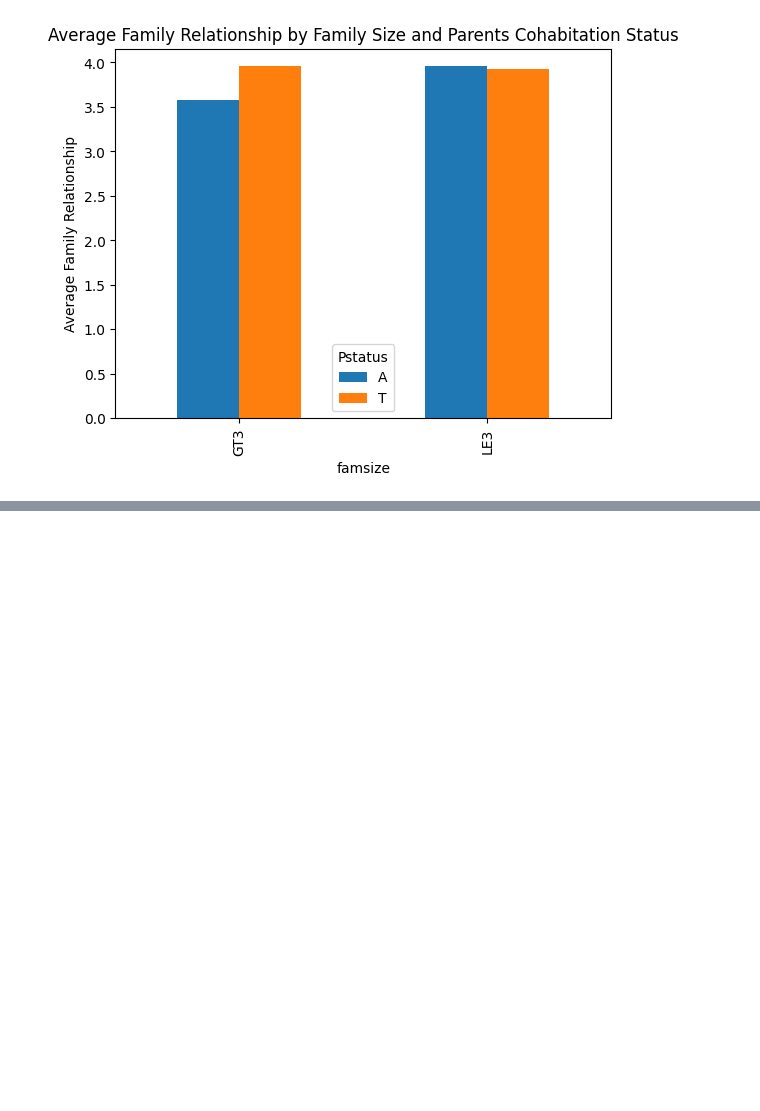
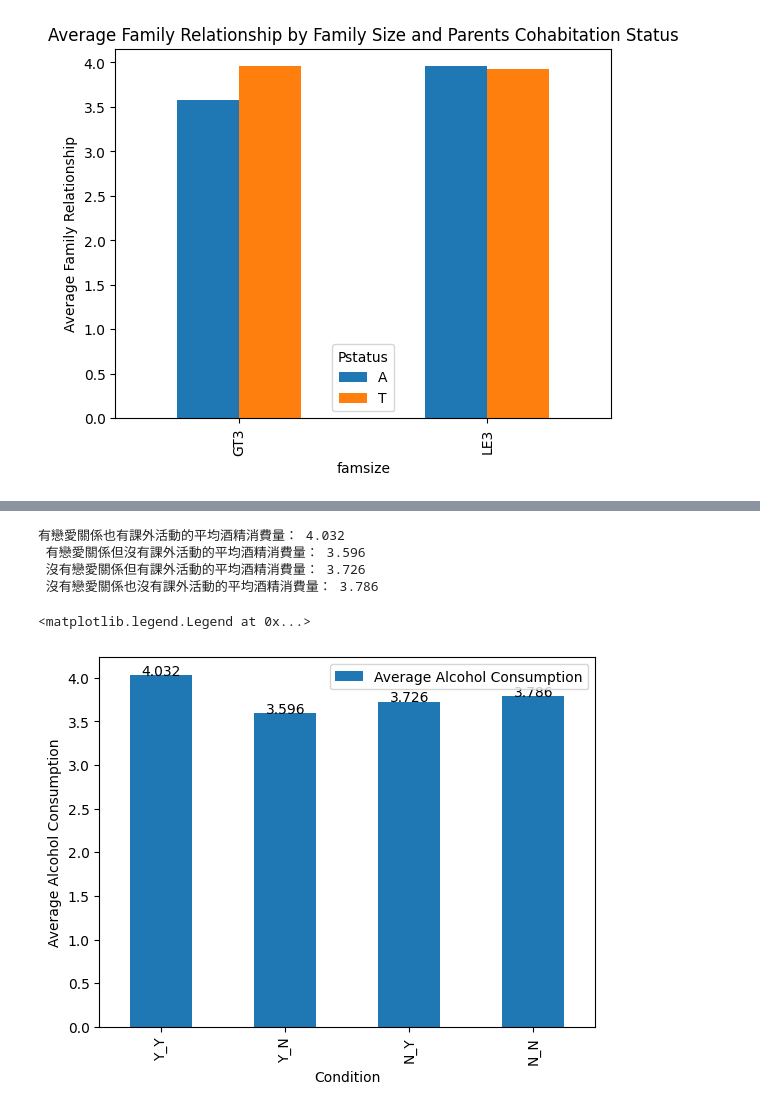
Before and after one commit to guozhuyin/112NetworkLearningTechnology, a Jupyter notebook: EducationalDataMiningUsingPython/MidtermProject231101.ipynb, the cells around one changed output, grey strips where cells are left out. Saved outputs shown, nothing was run; the diff lists cells and outputs as text; code cells hidden in the pictures; blank space fills up the shorter version.

```diff
--- a/EducationalDataMiningUsingPython/MidtermProject231101.ipynb
+++ b/EducationalDataMiningUsingPython/MidtermProject231101.ipynb
@@ -123,0 +153,41 @@ Name: famrel, dtype: float64
+# %%
+romantic_and_activities = df[(df["romantic"] == "yes") & (df["activities"] == "yes")]
+romantic_and_no_activities = df[(df["romantic"] == "yes") & (df["activities"] == "no")]
+no_romantic_and_activities = df[(df["romantic"] == "no") & (df["activities"] == "yes")]
+no_romantic_and_no_activities = df[(df["romantic"] == "no") & (df["activities"] == "no")]
+
+mean_romantic_and_activities = romantic_and_activities["Alc"].mean().round(3)
+mean_romantic_and_no_activities = romantic_and_no_activities["Alc"].mean().round(3)
+mean_no_romantic_and_activities = no_romantic_and_activities["Alc"].mean().round(3)
+mean_no_romantic_and_no_activities = no_romantic_and_no_activities["Alc"].mean().round(3)
+
+# 創建比較表
+compare_tab = pd.DataFrame({
+    "Condition": ["With Romantic Relationship and Extracurricular Activities", "With Romantic Relationship but No Extracurricular Activities", "No Romantic Relationship but With Extracurricular Activities", "No Romantic Relationship and No Extracurricular Activities"],
+    "Average Alcohol Consumption": [mean_romantic_and_activities, mean_romantic_and_no_activities, mean_no_romantic_and_activities, mean_no_romantic_and_no_activities]
+})
+# Create the bar plot
+
+print("有戀愛關係也有課外活動的平均酒精消費量：",mean_romantic_and_activities,"\n",
+      "有戀愛關係但沒有課外活動的平均酒精消費量：",mean_romantic_and_no_activities,"\n",
+      "沒有戀愛關係但有課外活動的平均酒精消費量：",mean_no_romantic_and_activities,"\n",
+      "沒有戀愛關係也沒有課外活動的平均酒精消費量：",mean_no_romantic_and_no_activities)
+
+bar2 = compare_tab.plot(kind='bar')
+
+for a in bar2.patches:
+    width, height = a.get_width(), a.get_height()
+    x, y = a.get_xy()
+    plt.text(x + width/2, y + height, height , ha='center')
+
+plt.xlabel('Condition')
+plt.ylabel('Average Alcohol Consumption')
+plt.xticks(range(4), ["Y_Y", "Y_N", "N_Y", "N_N"])
+plt.legend()
+# %% [output]
+有戀愛關係也有課外活動的平均酒精消費量： 4.032
+ 有戀愛關係但沒有課外活動的平均酒精消費量： 3.596
+ 沒有戀愛關係但有課外活動的平均酒精消費量： 3.726
+ 沒有戀愛關係也沒有課外活動的平均酒精消費量： 3.786
+<matplotlib.legend.Legend at 0x...>
+[figure, added]
```
Also changed, not shown: parts of 3 cells of this notebook.
